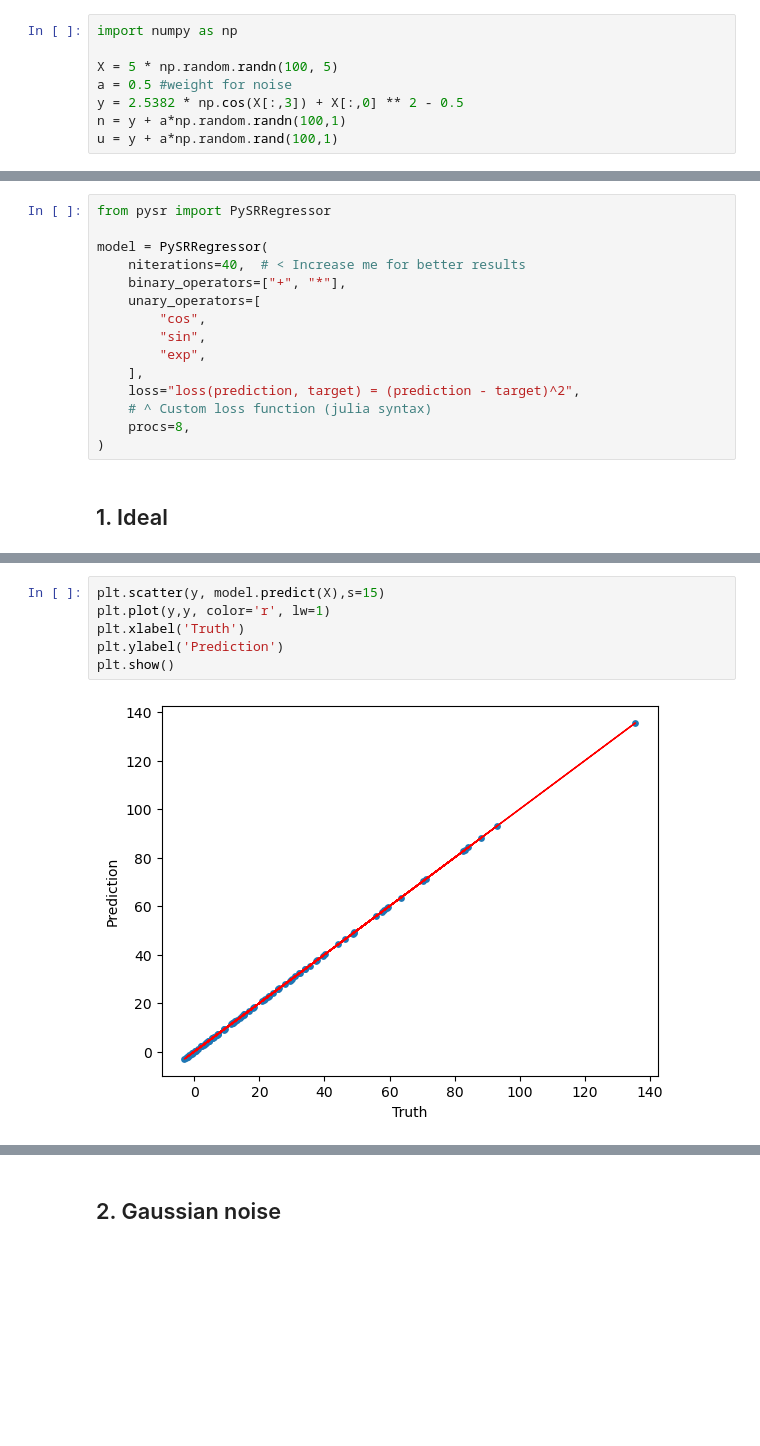
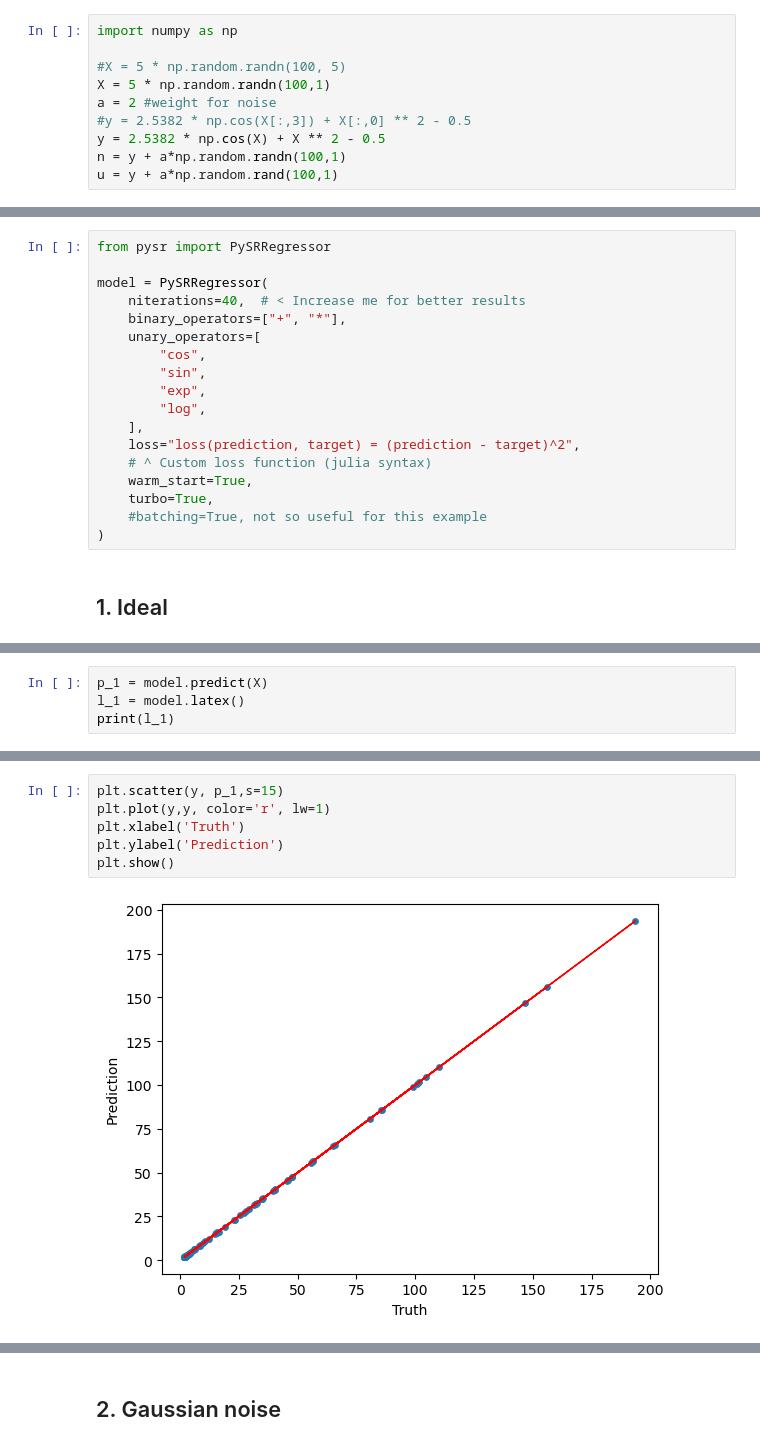
Before and after one commit to farocrown/Simreg, a Jupyter notebook: sr_try1.ipynb, the cells around one changed output, grey strips where cells are left out. Cells and saved outputs as stored; diff of their text form; blank space fills up the shorter version.

```diff
--- a/sr_try1.ipynb
+++ b/sr_try1.ipynb
@@ -16,8 +16,10 @@ $$
 # %%
 import numpy as np
 
-X = 5 * np.random.randn(100, 5)
-a = 0.5 #weight for noise
-y = 2.5382 * np.cos(X[:,3]) + X[:,0] ** 2 - 0.5
+#X = 5 * np.random.randn(100, 5)
+X = 5 * np.random.randn(100,1)
+a = 2 #weight for noise
+#y = 2.5382 * np.cos(X[:,3]) + X[:,0] ** 2 - 0.5
+y = 2.5382 * np.cos(X) + X ** 2 - 0.5
 n = y + a*np.random.randn(100,1)
 u = y + a*np.random.rand(100,1)
@@ -50,10 +60,13 @@ model = PySRRegressor(
         "cos",
         "sin",
         "exp",
+        "log",
     ],
     loss="loss(prediction, target) = (prediction - target)^2",
     # ^ Custom loss function (julia syntax)
-    procs=8,
+    warm_start=True,
+    turbo=True,
+    #batching=True, not so useful for this example
 )
 # %% [markdown]
 ## 1. Ideal
@@ -97,0 +94,4 @@ PySRRegressor.equations_ = [
+# %%
+p_1 = model.predict(X)
+l_1 = model.latex()
+print(l_1)
@@ -98,8 +100,8 @@ PySRRegressor.equations_ = [
 # %%
-plt.scatter(y, model.predict(X),s=15)
+plt.scatter(y, p_1,s=15)
 plt.plot(y,y, color='r', lw=1)
 plt.xlabel('Truth')
 plt.ylabel('Prediction')
 plt.show()
 # %% [output]
-[figure, old version]
+[figure, new version]
```
Also changed, not shown: parts of 21 cells of this notebook.
